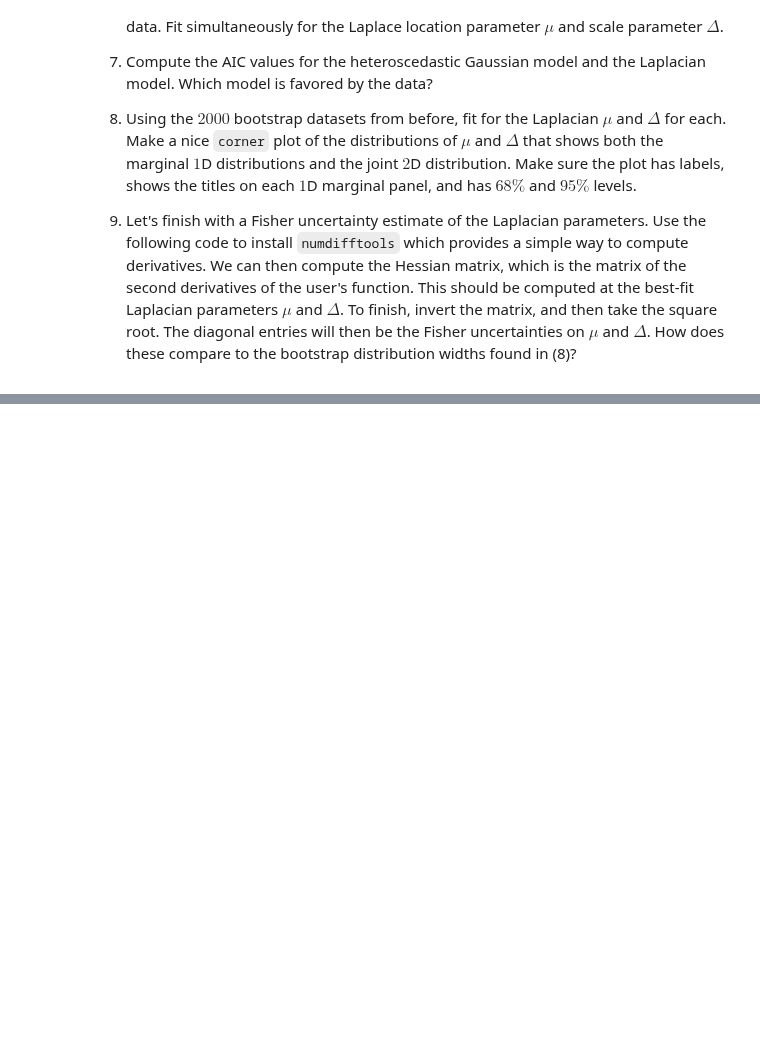
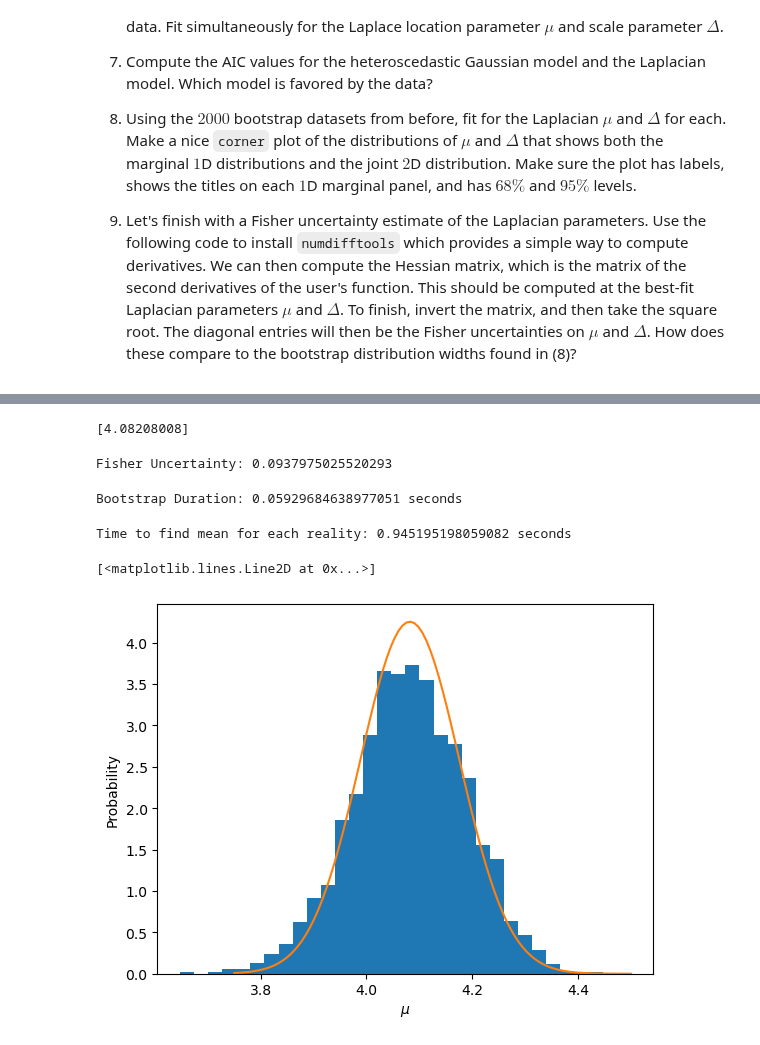
Before and after one commit to VanderbiltAstronomy/astr_8070_s25, a Jupyter notebook: coursework/student_folders/brayan_hernandez_folder/brayan_homework/vu_astr8070_s25_hw3_brayan_hernandez.ipynb, the cells around one changed output, grey strips where cells are left out. Saved outputs shown, nothing was run; the diff lists cells and outputs as text; code cells hidden in the pictures; blank space fills up the shorter version.

```diff
--- a/coursework/student_folders/brayan_hernandez_folder/brayan_homework/vu_astr8070_s25_hw3_brayan_hernandez.ipynb
+++ b/coursework/student_folders/brayan_hernandez_folder/brayan_homework/vu_astr8070_s25_hw3_brayan_hernandez.ipynb
@@ -39,0 +64,78 @@ sigma_laplace = np.linalg.inv(H)**0.5
+# %%
+#Part 2 Log-Likelihood
+def inverse_log_likelihood(mu, x, x_uncert):
+    constant= -1/2 * np.log(2*np.pi*uncert**2)
+    return -np.sum( constant - ((x-mu)**2)/(2*(x_uncert)**2)) #use inverse (multiply by -1) because we are using optimize to minimize even though we want to maximize
+
+def find_mean(beta, meas, uncert):
+    f_squared = lambda beta: inverse_log_likelihood(beta, meas, uncert)
+    beta_squared = optimize.fmin(f_squared, beta, disp=False)
+    return beta_squared
+
+beta=3 #intial guess for mu
+mean= find_mean(beta, meas, uncert)
+print(mean)
+# %% [output]
+[4.08208008]
+# %%
+#Part 3
+#Fisher uncertainty estimate on the mean
+f_squared = lambda beta: inverse_log_likelihood(beta, meas, uncert) #have to define the lambda function since it was defined in a function previously
+H=nd.Hessian(f_squared)(mean)
+fisher_sigma= (H[0][0])**(-1/2)
+print("Fisher Uncertainty:", fisher_sigma)
+# %% [output]
+Fisher Uncertainty: 0.0937975025520293
+# %%
+#Part 4
+global_start=time.time()
+def random_sample(meas, uncert): #This unction will randomly sample from the data and make a new dataset
+    rand_indices= np.random.randint(0,len(meas), size=len(meas)) #Use random.randit to get random indicies
+    x=[]
+    x_uncert=[]
+    for i in rand_indices:
+        x.append(float(meas[i])) #match indicies between the measurment data and undertainty by using the same indicies
+        x_uncert.append(uncert[i])
+    return x, x_uncert
+
+start=time.time()
+
+N=2000
+
+big_x=[]
+big_uncert=[]
+for i in range(N):
+    x, x_uncert= random_sample(meas, uncert)
+    big_x.append(x)
+    big_uncert.append(x_uncert)
+big_x=np.array(big_x)
+big_uncert=np.array(big_uncert)
+end=time.time()
+
+print("Bootstrap Duration:", end-start, "seconds")
+# %% [output]
+Bootstrap Duration: 0.05929684638977051 seconds
+# %%
+#Part 5
+start=time.time()
+N=2000
+mean_arr=[]
+for i in range(N):
+    beta=3
+    mean= find_mean(beta, big_x[i], big_uncert[i])
+    mean_arr.append(mean[0])
+end=time.time()
+print("Time to find mean for each reality:", end-start, "seconds" )
+plt.hist(mean_arr, bins=30, density=True);
+plt.xlabel(r'$\mu$')
+plt.ylabel('Probability')
+
+#Plot PDF
+xgrid= np.linspace(3.75, 4.5, 100)
+distG=scipy.stats.norm(mean1, error1)
+pdf=distG.pdf(xgrid)
+plt.plot(xgrid, pdf)
+# %% [output]
+Time to find mean for each reality: 0.945195198059082 seconds
+[<matplotlib.lines.Line2D at 0x...>]
+[figure, added]
```
Also changed, not shown: parts of 9 cells of this notebook.
